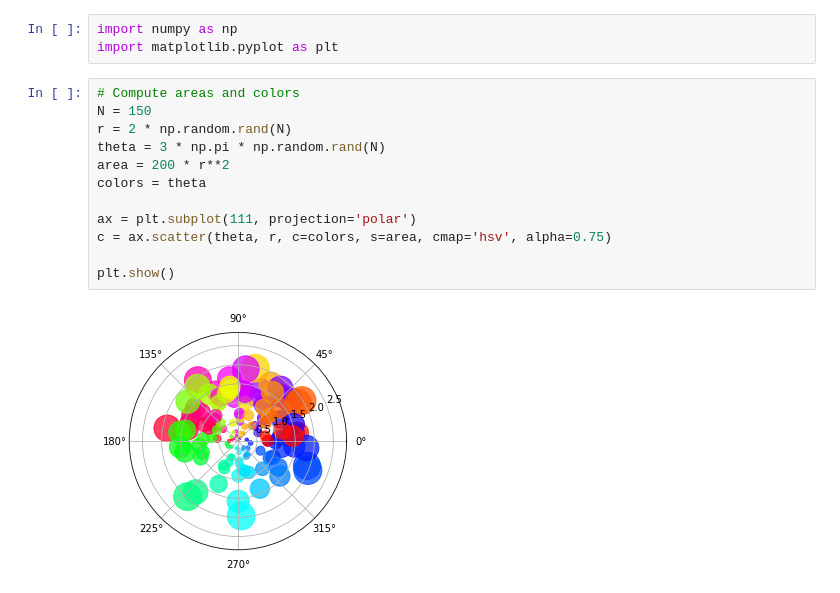
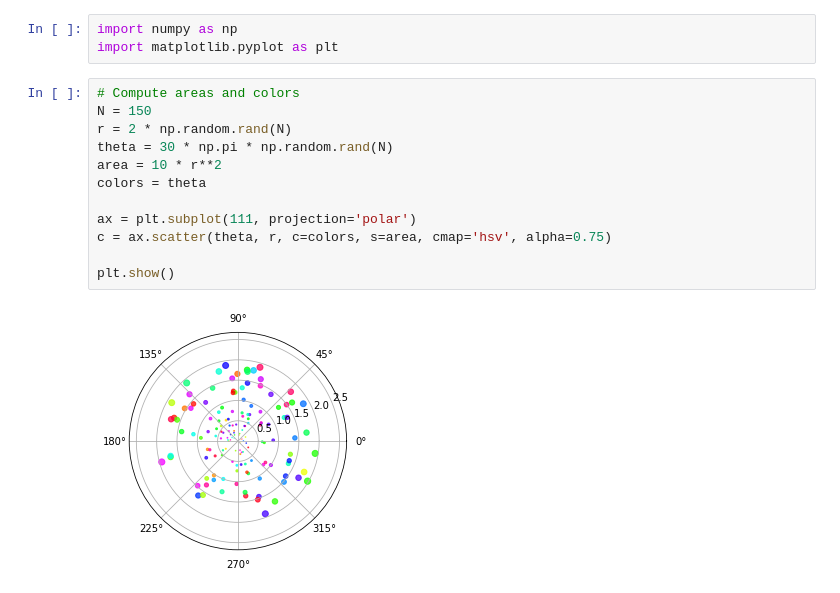
Before and after one commit to lapis-zero09/jupyter_notebook_tips, a Jupyter notebook: stupy42/for_nbdime.ipynb, the cells around one changed output. Drawn from its saved outputs; the diff is of its cells as text.

```diff
--- a/stupy42/for_nbdime.ipynb
+++ b/stupy42/for_nbdime.ipynb
@@ -4,14 +4,14 @@ import matplotlib.pyplot as plt
 # %%
 # Compute areas and colors
 N = 150
 r = 2 * np.random.rand(N)
-theta = 3 * np.pi * np.random.rand(N)
-area = 200 * r**2
+theta = 30 * np.pi * np.random.rand(N)
+area = 10 * r**2
 colors = theta
 
 ax = plt.subplot(111, projection='polar')
 c = ax.scatter(theta, r, c=colors, s=area, cmap='hsv', alpha=0.75)
 
 plt.show()
 # %% [output]
-[figure, old version]
+[figure, new version]
```
Also changed, not shown: 2 other files.
